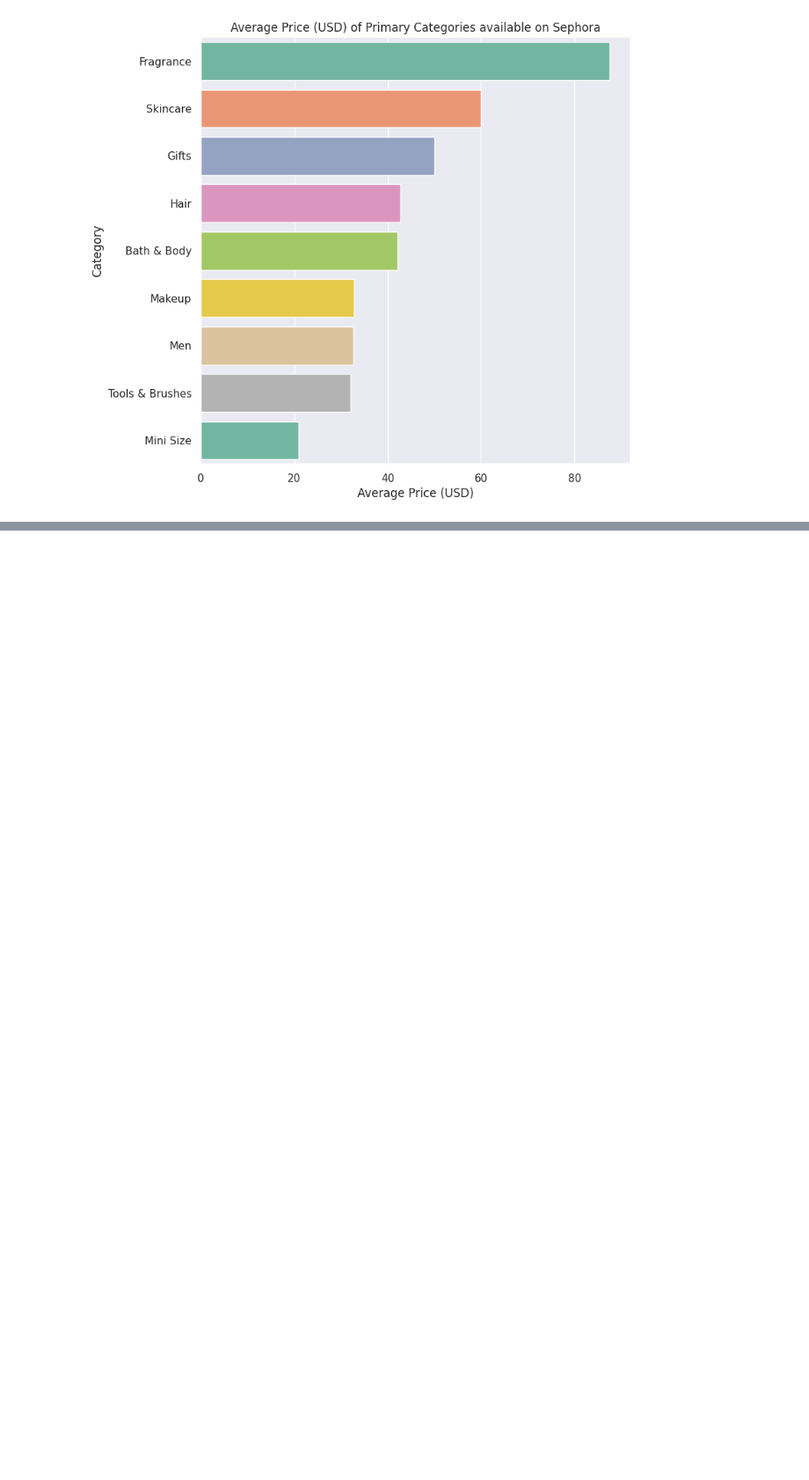
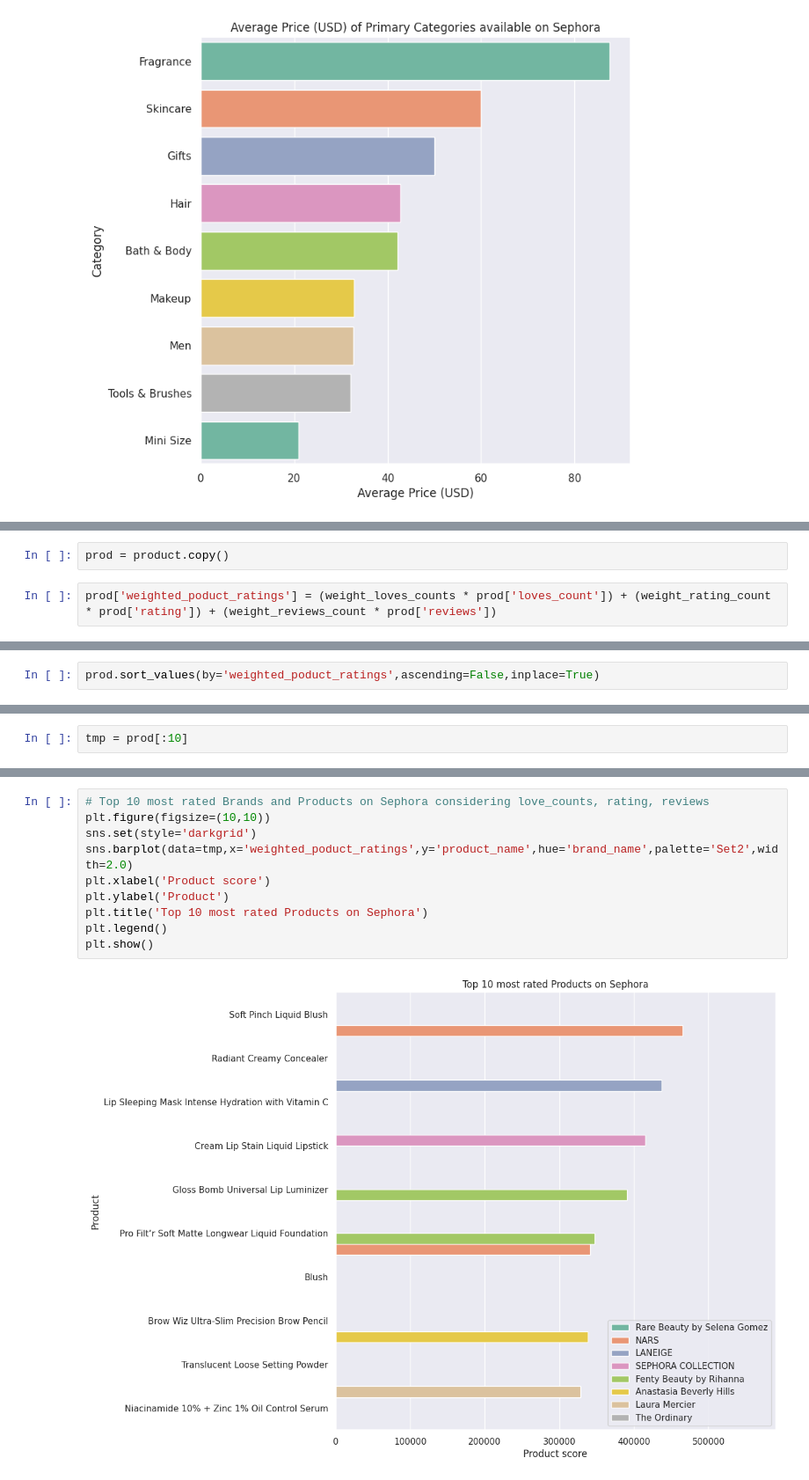
Before and after one commit to aksanaboo/sephora, a Jupyter notebook: SephoraEDA.ipynb, the cells around one changed output, grey strips where cells are left out. Shown at 88% size. Cells and saved outputs as stored; diff of their text form; blank space fills up the shorter version.

```diff
--- a/SephoraEDA.ipynb
+++ b/SephoraEDA.ipynb
@@ -438,0 +454,4 @@ plt.show()
+# %%
+prod = product.copy()
+# %%
+prod['weighted_poduct_ratings'] = (weight_loves_counts * prod['loves_count']) + (weight_rating_count * prod['rating']) + (weight_reviews_count * prod['reviews'])
@@ -438,0 +468,2 @@ plt.show()
+# %%
+prod.sort_values(by='weighted_poduct_ratings',ascending=False,inplace=True)
@@ -438,0 +480,2 @@ plt.show()
+# %%
+tmp = prod[:10]
@@ -438,0 +491,12 @@ plt.show()
+# %%
+# Top 10 most rated Brands and Products on Sephora considering love_counts, rating, reviews
+plt.figure(figsize=(10,10))
+sns.set(style='darkgrid')
+sns.barplot(data=tmp,x='weighted_poduct_ratings',y='product_name',hue='brand_name',palette='Set2',width=2.0)
+plt.xlabel('Product score')
+plt.ylabel('Product')
+plt.title('Top 10 most rated Products on Sephora')
+plt.legend()
+plt.show()
+# %% [output]
+[figure, added]
```
Also changed, not shown: parts of 9 cells of this notebook.
